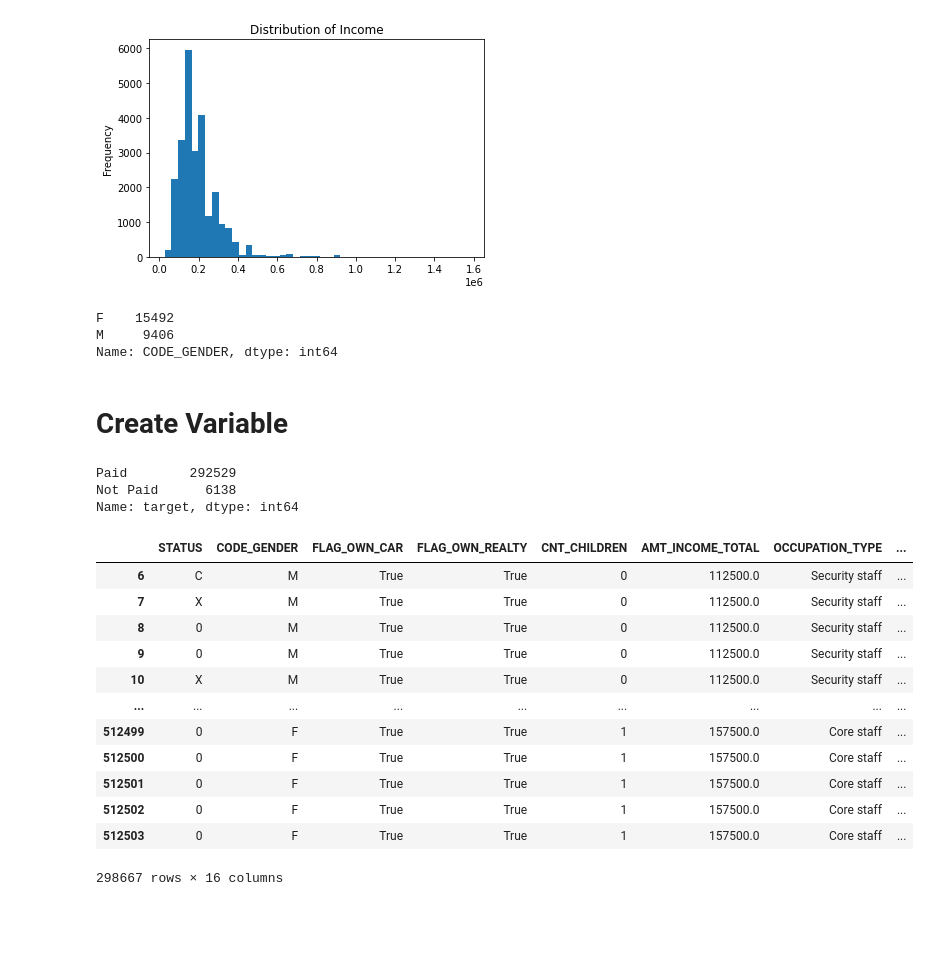
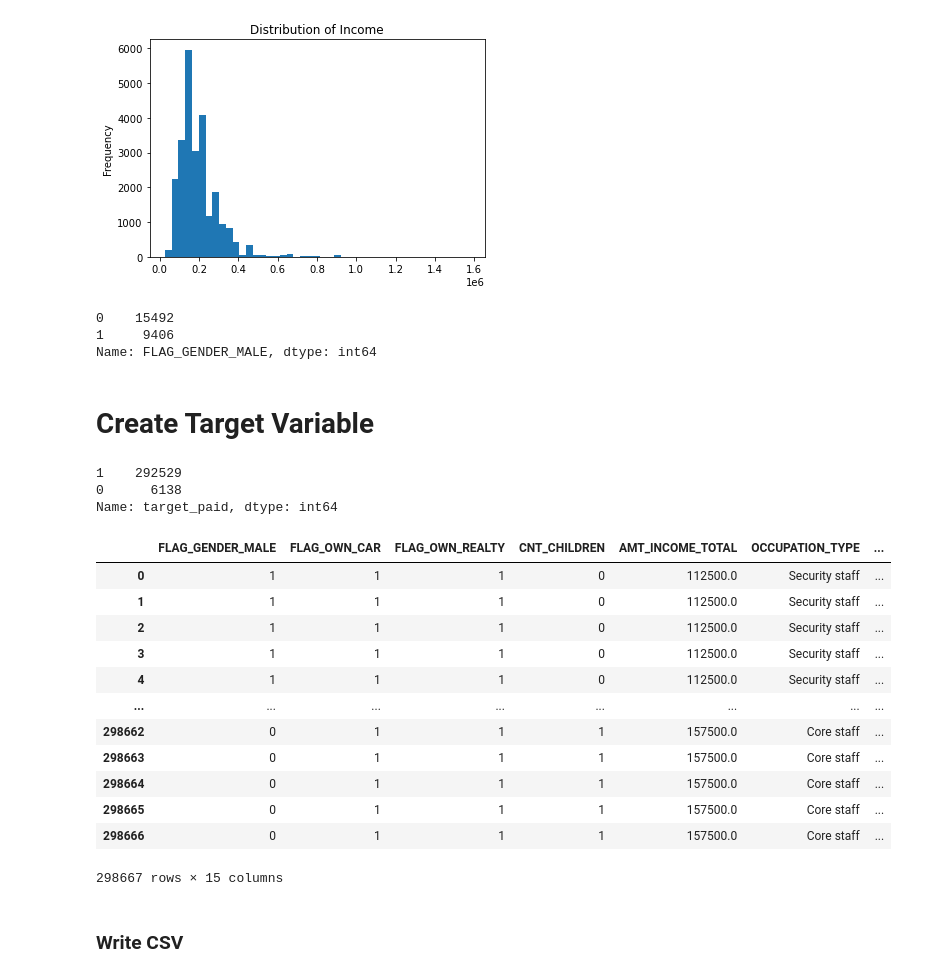
Before and after one commit to LaurenBassett/CreditCardApprovalModel, a Jupyter notebook: DataProcessor.ipynb, the cells around one changed output. Saved outputs shown, nothing was run; the diff lists cells and outputs as text; code cells hidden in the pictures; blank space fills up the shorter version.

Commit message:
Updated Binary Variables to 0-1

```diff
--- a/DataProcessor.ipynb
+++ b/DataProcessor.ipynb
@@ -298,7 +298,7 @@ white_collar_jobs = [
 
 df_clean['White_Collar'] = np.where(
     df_clean['OCCUPATION_TYPE'].isin(white_collar_jobs),
-    True, False
+    1, 0
 )
 
 print(df_clean.groupby(['White_Collar', 'OCCUPATION_TYPE']).size())
@@ -323,6 +323,15 @@ True          Accountants               25982
               Sales staff               66877
               Secretaries                2998
 dtype: int64
+# %%
+# Existing Binary Variables
+df_clean['FLAG_OWN_CAR'] = pd.Series(np.where(df_clean.FLAG_OWN_CAR.values == 'Y', 1, 0),
+          df_clean.index)
+df_clean['FLAG_OWN_REALTY'] = pd.Series(np.where(df_clean.FLAG_OWN_REALTY.values == 'Y', 1, 0),
+          df_clean.index)
+df_clean['CODE_GENDER'] = pd.Series(np.where(df_clean.CODE_GENDER.values == 'M', 1, 0),
+          df_clean.index)
+df_clean = df_clean.rename(columns={'CODE_GENDER': 'FLAG_GENDER_MALE'})
 # %%
 df_clean[df_clean.columns[:12]].head()
 # %% [output]
@@ -351,10 +360,6 @@ from regex import D
 #floor(df_clean["DAYS_BIRTH"]/-365)
 df_clean['AGE_YR'] = floor(df_clean["DAYS_BIRTH"]/-365)
 df_clean['YRS_WORKED'] = floor(df_clean['DAYS_EMPLOYED']/-365)
-df_clean['FLAG_OWN_CAR'] = pd.Series(np.where(df_clean.FLAG_OWN_CAR.values == 'Y', True, False),
-          df_clean.index)
-df_clean['FLAG_OWN_REALTY'] = pd.Series(np.where(df_clean.FLAG_OWN_REALTY.values == 'Y', True, False),
-          df_clean.index)
 #df_clean
 # %%
 df_clean.drop(columns=['DAYS_EMPLOYED', 'DAYS_BIRTH', 'FLAG_MOBIL', 'FLAG_WORK_PHONE', 'FLAG_PHONE', "FLAG_EMAIL", 'CNT_FAM_MEMBERS'], inplace=True)
@@ -388,47 +393,50 @@ population_info.AMT_INCOME_TOTAL.plot.hist(bins=45, title="Distribution of Incom
 <AxesSubplot:title={'center':'Distribution of Income'}, ylabel='Frequency'>
 [figure]
 # %%
-population_info['CODE_GENDER'].value_counts()
+population_info['FLAG_GENDER_MALE'].value_counts()
 # %% [output]
-F    15492
-M     9406
-Name: CODE_GENDER, dtype: int64
+0    15492
+1     9406
+Name: FLAG_GENDER_MALE, dtype: int64
 # %% [markdown]
-# Create Variable
+# Create Target Variable
 # %%
 #Drop all instances of Status C -> Status C (No debt taken on or paid off)
 df_clean.drop(df_clean[(df_clean.STATUS == 'C') & (df_clean.STATUS_PREV == 'C')].index, inplace=True)
 # %%
-df_clean['target'] = 'Paid'
+df_clean['target_paid'] = 1
 df_clean.loc[(
         (df_clean['STATUS_PREV'].isin(['X', '0'])) & (df_clean['STATUS'].isin(['1', '2', '3', '4', '5']))) |
         (df_clean['STATUS_PREV'] == '1') & (df_clean['STATUS'].isin(['2', '3', '4', '5'])) |
         (df_clean['STATUS_PREV'] == '2') & (df_clean['STATUS'].isin(['3', '4', '5'])) |
         (df_clean['STATUS_PREV'] == '3') & (df_clean['STATUS'].isin(['4', '5'])) |
         (df_clean['STATUS_PREV'].isin(['4', '5'])) & (df_clean['STATUS'] == '5')
-    , 'target'] = 'Not Paid'
+    , 'target_paid'] = 0
 # %%
-df_clean[['STATUS', 'STATUS_PREV', 'target']]
-df_clean.target.value_counts()
+df_clean[['STATUS', 'STATUS_PREV', 'target_paid']]
+df_clean.target_paid.value_counts()
 # %% [output]
-Paid        292529
-Not Paid      6138
-Name: target, dtype: int64
+1    292529
+0      6138
+Name: target_paid, dtype: int64
 # %%
-df_clean[df_clean['target']== 'Not Paid'].groupby("STATUS").count()
+df_clean[df_clean['target_paid'] == 0].groupby("STATUS").count()
 
-df_clean.drop(columns=['ID','MONTHS_BALANCE', 'MONTHS_BALANCE_PREV'])
+df_clean = df_clean.drop(columns=['ID','MONTHS_BALANCE', 'MONTHS_BALANCE_PREV', 'STATUS']).reset_index(drop=True)
+df_clean
 # %% [output]
-|  | STATUS | CODE_GENDER | FLAG_OWN_CAR | FLAG_OWN_REALTY | CNT_CHILDREN | AMT_INCOME_TOTAL | OCCUPATION_TYPE | ... |
-| 6 | C | M | True | True | 0 | 112500.0 | Security staff | ... |
-| 7 | X | M | True | True | 0 | 112500.0 | Security staff | ... |
-| 8 | 0 | M | True | True | 0 | 112500.0 | Security staff | ... |
-| 9 | 0 | M | True | True | 0 | 112500.0 | Security staff | ... |
-| 10 | X | M | True | True | 0 | 112500.0 | Security staff | ... |
-| ... | ... | ... | ... | ... | ... | ... | ... | ... |
-| 512499 | 0 | F | True | True | 1 | 157500.0 | Core staff | ... |
-| 512500 | 0 | F | True | True | 1 | 157500.0 | Core staff | ... |
-| 512501 | 0 | F | True | True | 1 | 157500.0 | Core staff | ... |
-| 512502 | 0 | F | True | True | 1 | 157500.0 | Core staff | ... |
-| 512503 | 0 | F | True | True | 1 | 157500.0 | Core staff | ... |
+|  | FLAG_GENDER_MALE | FLAG_OWN_CAR | FLAG_OWN_REALTY | CNT_CHILDREN | AMT_INCOME_TOTAL | OCCUPATION_TYPE | ... |
+| 0 | 1 | 1 | 1 | 0 | 112500.0 | Security staff | ... |
+| 1 | 1 | 1 | 1 | 0 | 112500.0 | Security staff | ... |
+| 2 | 1 | 1 | 1 | 0 | 112500.0 | Security staff | ... |
+| 3 | 1 | 1 | 1 | 0 | 112500.0 | Security staff | ... |
+| 4 | 1 | 1 | 1 | 0 | 112500.0 | Security staff | ... |
+| ... | ... | ... | ... | ... | ... | ... | ... |
+| 298662 | 0 | 1 | 1 | 1 | 157500.0 | Core staff | ... |
+| 298663 | 0 | 1 | 1 | 1 | 157500.0 | Core staff | ... |
+| 298664 | 0 | 1 | 1 | 1 | 157500.0 | Core staff | ... |
+| 298665 | 0 | 1 | 1 | 1 | 157500.0 | Core staff | ... |
+| 298666 | 0 | 1 | 1 | 1 | 157500.0 | Core staff | ... |
-298667 rows × 16 columns
+298667 rows × 15 columns
+# %% [markdown]
+### Write CSV
```
Also changed, not shown: parts of 8 cells of this notebook, 1 other file.
